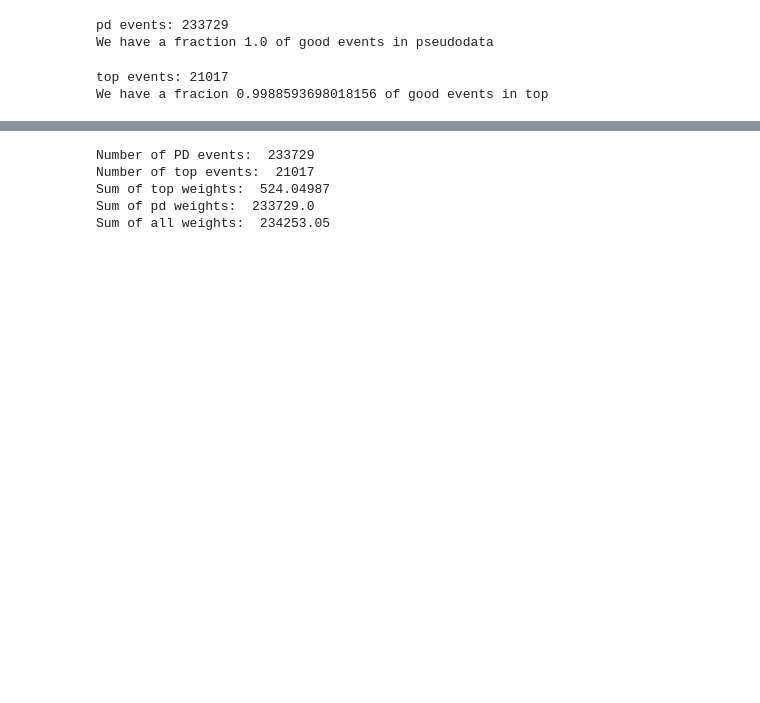
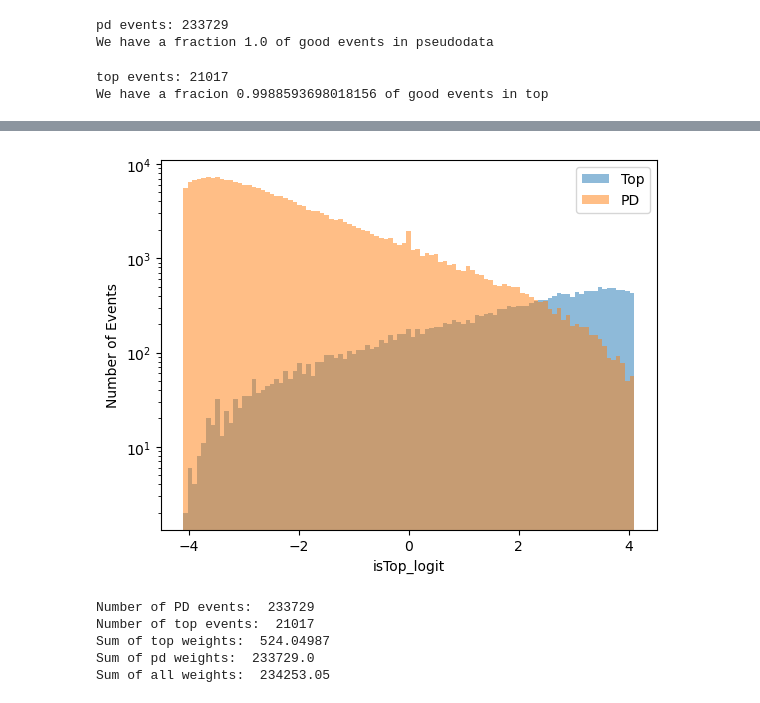
Before and after one commit to kgreif24/zjets_omnifold, a Jupyter notebook: topsubtraction.ipynb, the cells around one changed output, grey strips where cells are left out. Saved outputs shown, nothing was run; the diff lists cells and outputs as text; code cells hidden in the pictures; blank space fills up the shorter version.

```diff
--- a/topsubtraction.ipynb
+++ b/topsubtraction.ipynb
@@ -59,3 +83,14 @@ weight_pd = get_observables(t_pd, ["weight"])
+# %%
+# Plot isTop logits
+plt.hist(get_observables(t_top, ["isTop_logit"]), bins=np.linspace(-4.1,4.1,100), alpha=0.5, label="Top")
+plt.hist(get_observables(t_pd, ["isTop_logit"]), bins=np.linspace(-4.1,4.1,100), alpha=0.5, label="PD")
+plt.yscale("log")
+plt.xlabel("isTop_logit")
+plt.ylabel("Number of Events")
+plt.legend()
+plt.show()
+# %% [output]
+[figure, added]
 # %%
 print("Number of PD events: ", len(pd_kinematics))
 print("Number of top events: ", len(top_kinematics))
```
Also changed, not shown: parts of 21 cells of this notebook.
